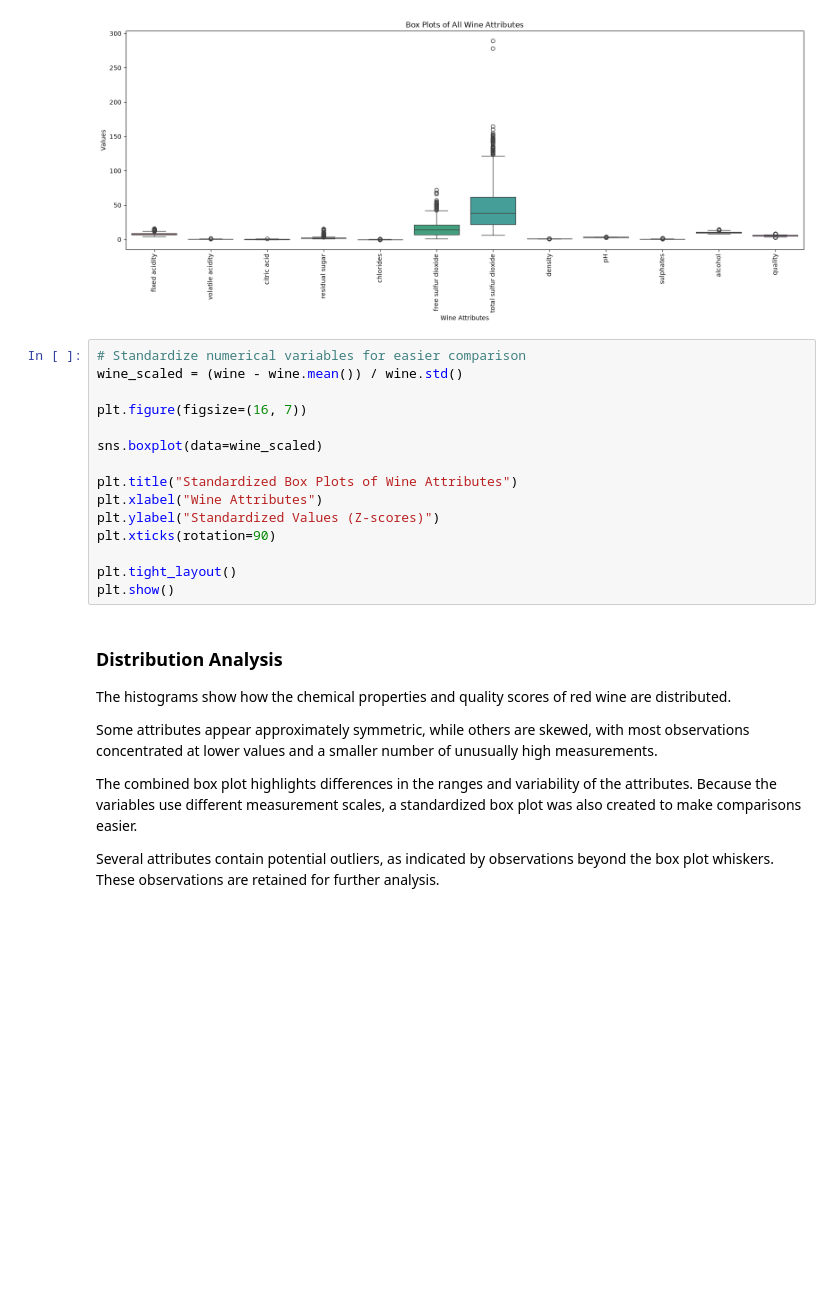
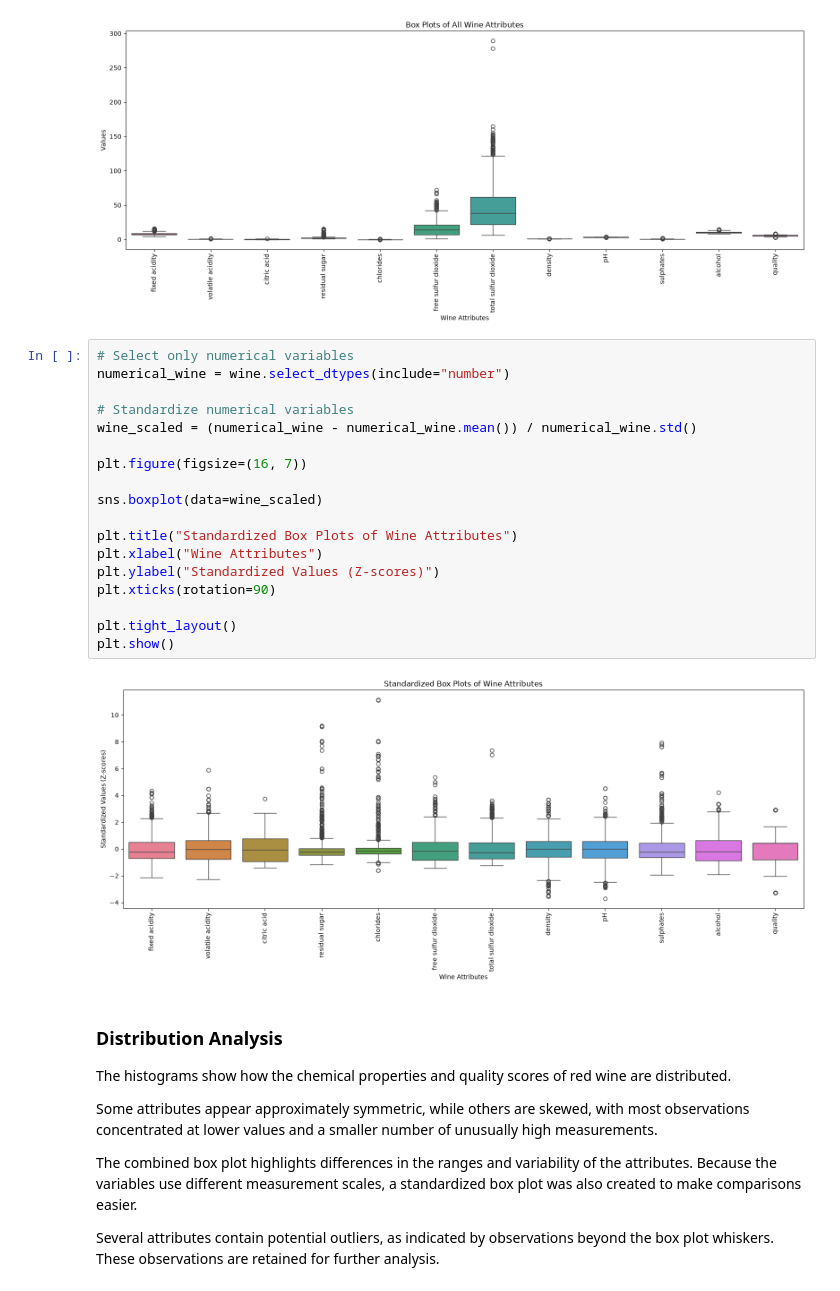
Before and after one commit to evanflorentino/wine-quality-eda, a Jupyter notebook: wine_quality_eda.ipynb, the cells around one changed output. Cells and saved outputs as stored; diff of their text form; blank space fills up the shorter version.

```diff
--- a/wine_quality_eda.ipynb
+++ b/wine_quality_eda.ipynb
@@ -150,20 +150,25 @@ plt.show()
 # %% [output]
 [figure]
 # %%
-# Standardize numerical variables for easier comparison
-wine_scaled = (wine - wine.mean()) / wine.std()
+# Select only numerical variables
+numerical_wine = wine.select_dtypes(include="number")
+
+# Standardize numerical variables
+wine_scaled = (numerical_wine - numerical_wine.mean()) / numerical_wine.std()
 
 plt.figure(figsize=(16, 7))
 
 sns.boxplot(data=wine_scaled)
 
 plt.title("Standardized Box Plots of Wine Attributes")
 plt.xlabel("Wine Attributes")
 plt.ylabel("Standardized Values (Z-scores)")
 plt.xticks(rotation=90)
 
 plt.tight_layout()
 plt.show()
+# %% [output]
+[figure, added]
 # %% [markdown]
 ### Distribution Analysis
 
```
